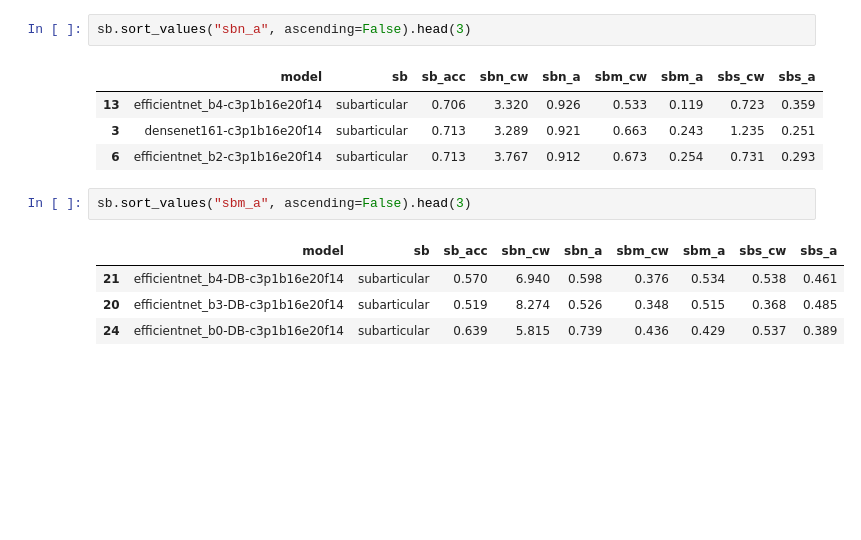
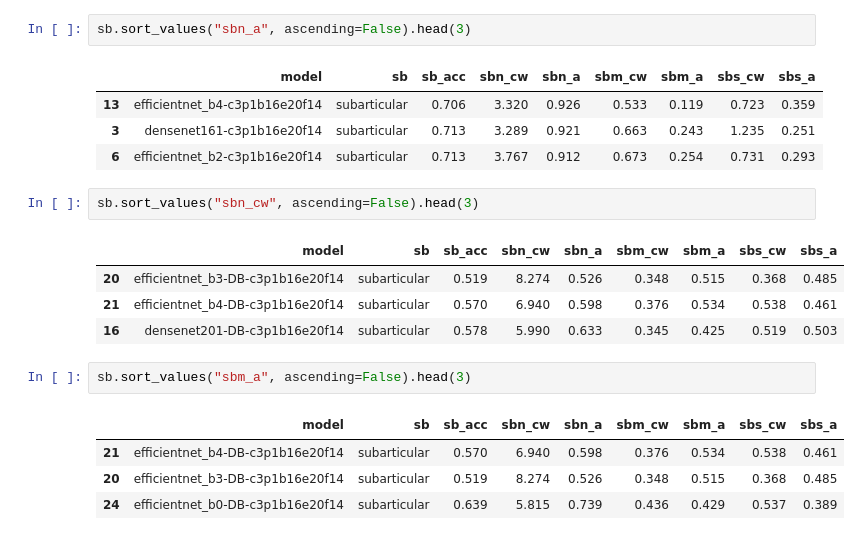
Before and after one commit to sadidul012/rsna24-lsdc, a Jupyter notebook: notebooks/result_analysis.ipynb, the cells around one changed output. Cells and saved outputs as stored; diff of their text form; blank space fills up the shorter version.

```diff
--- a/notebooks/result_analysis.ipynb
+++ b/notebooks/result_analysis.ipynb
@@ -144,6 +165,13 @@ sb.sort_values("sbn_a", ascending=False).head(3)
 | 13 | efficientnet_b4-c3p1b16e20f14 | subarticular | 0.706 | 3.320 | 0.926 | 0.533 | 0.119 | 0.723 | 0.359 |
 | 3 | densenet161-c3p1b16e20f14 | subarticular | 0.713 | 3.289 | 0.921 | 0.663 | 0.243 | 1.235 | 0.251 |
 | 6 | efficientnet_b2-c3p1b16e20f14 | subarticular | 0.713 | 3.767 | 0.912 | 0.673 | 0.254 | 0.731 | 0.293 |
+# %%
+sb.sort_values("sbn_cw", ascending=False).head(3)
+# %% [output]
+|  | model | sb | sb_acc | sbn_cw | sbn_a | sbm_cw | sbm_a | sbs_cw | sbs_a |
+| 20 | efficientnet_b3-DB-c3p1b16e20f14 | subarticular | 0.519 | 8.274 | 0.526 | 0.348 | 0.515 | 0.368 | 0.485 |
+| 21 | efficientnet_b4-DB-c3p1b16e20f14 | subarticular | 0.570 | 6.940 | 0.598 | 0.376 | 0.534 | 0.538 | 0.461 |
+| 16 | densenet201-DB-c3p1b16e20f14 | subarticular | 0.578 | 5.990 | 0.633 | 0.345 | 0.425 | 0.519 | 0.503 |
 # %%
 sb.sort_values("sbm_a", ascending=False).head(3)
 # %% [output]
```
Also changed, not shown: parts of 11 cells of this notebook, 8 other files.
